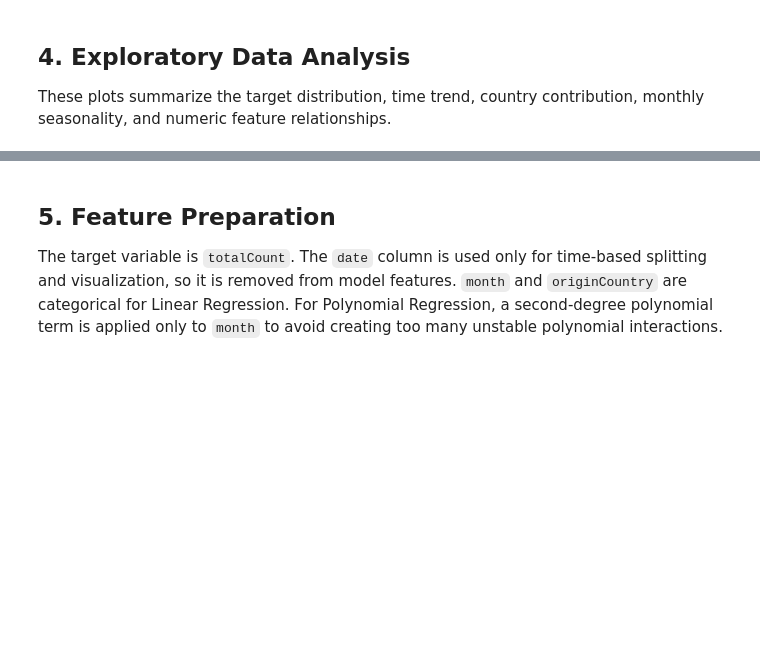
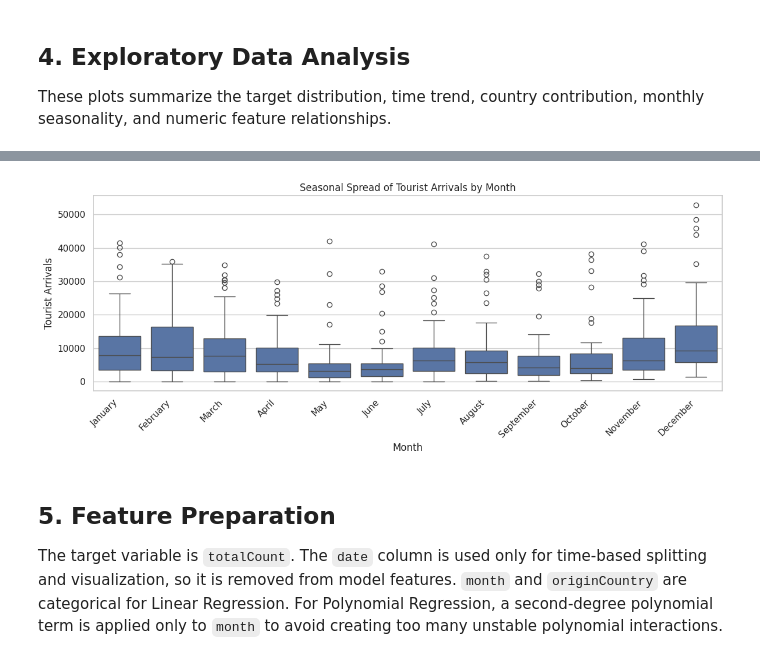
Before and after one commit to JanithaRajapaksha/ml-paper, a Jupyter notebook: main.ipynb, the cells around one changed output, grey strips where cells are left out. Saved outputs shown, nothing was run; the diff lists cells and outputs as text; code cells hidden in the pictures; blank space fills up the shorter version.

```diff
--- a/main.ipynb
+++ b/main.ipynb
@@ -156,3 +260,14 @@ plt.show()
+# %%
+plt.figure(figsize=(12, 5))
+sns.boxplot(data=df, x='month', y='totalCount', order=month_order)
+plt.title('Seasonal Spread of Tourist Arrivals by Month')
+plt.xlabel('Month')
+plt.ylabel('Tourist Arrivals')
+plt.xticks(rotation=45, ha='right')
+plt.tight_layout()
+plt.show()
+# %% [output]
+[figure, added]
 # %% [markdown]
 ## 5. Feature Preparation
 
```
Also changed, not shown: parts of 20 cells of this notebook.
